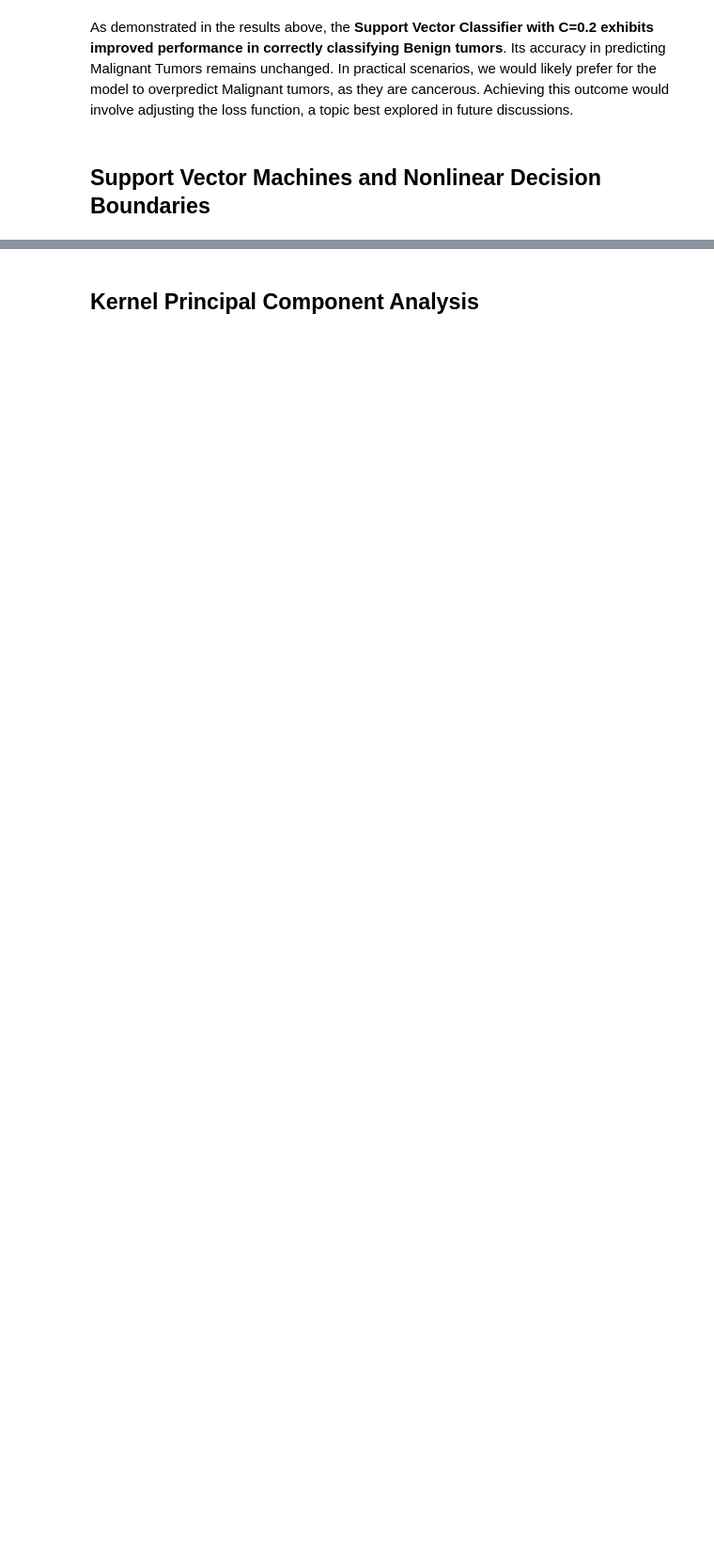
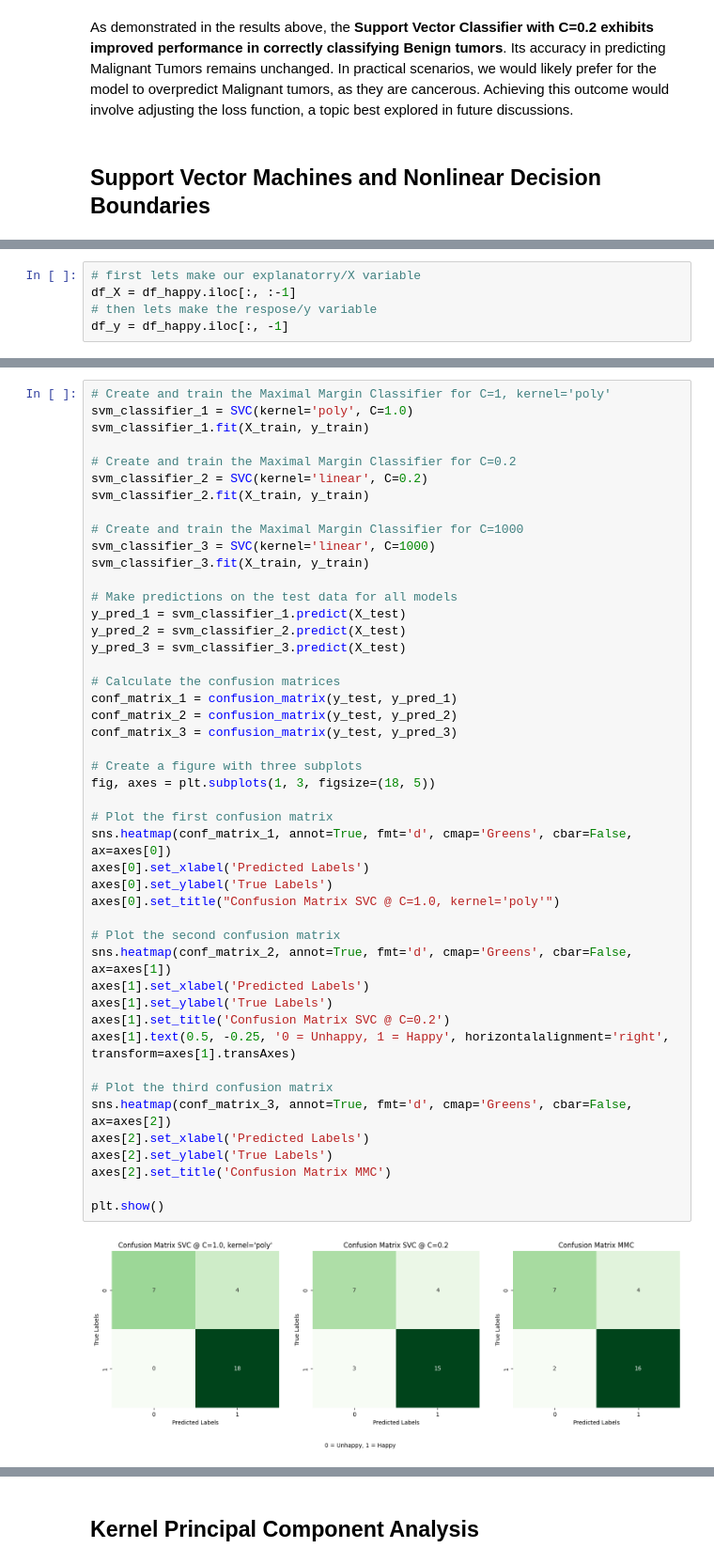
Before and after one commit to SterlingHayden/Support-Vector-Machines, a Jupyter notebook: DASC4113_A04.ipynb, the cells around one changed output, grey strips where cells are left out. Shown at 94% size. Cells and saved outputs as stored; diff of their text form; blank space fills up the shorter version.

```diff
--- a/DASC4113_A04.ipynb
+++ b/DASC4113_A04.ipynb
@@ -307,0 +349,5 @@ As demonstrated in the results above, the **Support Vector Classifier with C=0.2
+# %%
+# first lets make our explanatorry/X variable
+df_X = df_happy.iloc[:, :-1]
+# then lets make the respose/y variable
+df_y = df_happy.iloc[:, -1]
@@ -307,0 +395,48 @@ As demonstrated in the results above, the **Support Vector Classifier with C=0.2
+# %%
+# Create and train the Maximal Margin Classifier for C=1, kernel='poly'
+svm_classifier_1 = SVC(kernel='poly', C=1.0)
+svm_classifier_1.fit(X_train, y_train)
+
+# Create and train the Maximal Margin Classifier for C=0.2
+svm_classifier_2 = SVC(kernel='linear', C=0.2)
+svm_classifier_2.fit(X_train, y_train)
+
+# Create and train the Maximal Margin Classifier for C=1000
+svm_classifier_3 = SVC(kernel='linear', C=1000)
+svm_classifier_3.fit(X_train, y_train)
+
+# Make predictions on the test data for all models
+y_pred_1 = svm_classifier_1.predict(X_test)
+y_pred_2 = svm_classifier_2.predict(X_test)
+y_pred_3 = svm_classifier_3.predict(X_test)
+
+# Calculate the confusion matrices
+conf_matrix_1 = confusion_matrix(y_test, y_pred_1)
+conf_matrix_2 = confusion_matrix(y_test, y_pred_2)
+conf_matrix_3 = confusion_matrix(y_test, y_pred_3)
+
+# Create a figure with three subplots
+fig, axes = plt.subplots(1, 3, figsize=(18, 5))
+
+# Plot the first confusion matrix
+sns.heatmap(conf_matrix_1, annot=True, fmt='d', cmap='Greens', cbar=False, ax=axes[0])
+axes[0].set_xlabel('Predicted Labels')
+axes[0].set_ylabel('True Labels')
+axes[0].set_title("Confusion Matrix SVC @ C=1.0, kernel='poly'")
+
+# Plot the second confusion matrix
+sns.heatmap(conf_matrix_2, annot=True, fmt='d', cmap='Greens', cbar=False, ax=axes[1])
+axes[1].set_xlabel('Predicted Labels')
+axes[1].set_ylabel('True Labels')
+axes[1].set_title('Confusion Matrix SVC @ C=0.2')
+axes[1].text(0.5, -0.25, '0 = Unhappy, 1 = Happy', horizontalalignment='right', transform=axes[1].transAxes)
+
+# Plot the third confusion matrix
+sns.heatmap(conf_matrix_3, annot=True, fmt='d', cmap='Greens', cbar=False, ax=axes[2])
+axes[2].set_xlabel('Predicted Labels')
+axes[2].set_ylabel('True Labels')
+axes[2].set_title('Confusion Matrix MMC')
+
+plt.show()
+# %% [output]
+[figure, added]
```
Also changed, not shown: parts of 26 cells of this notebook.
